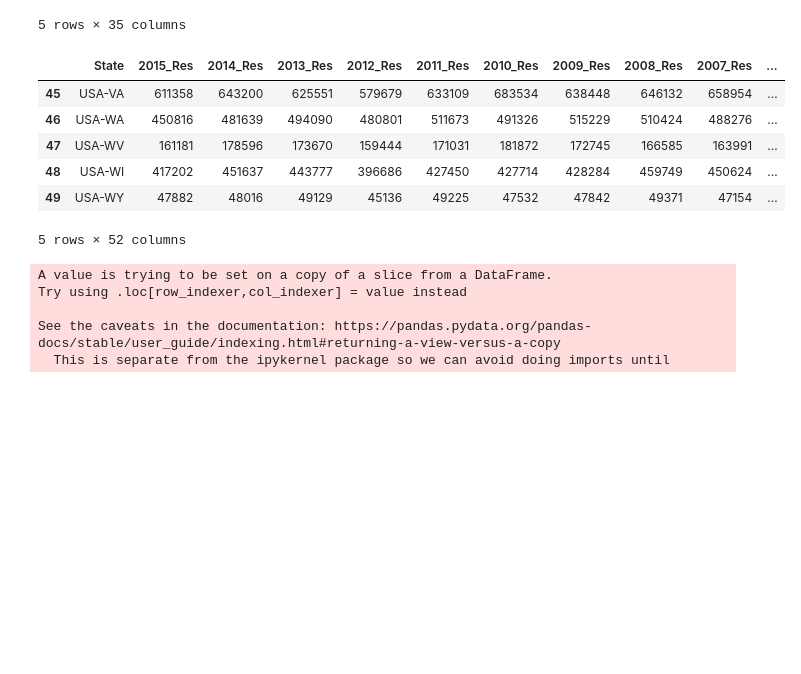
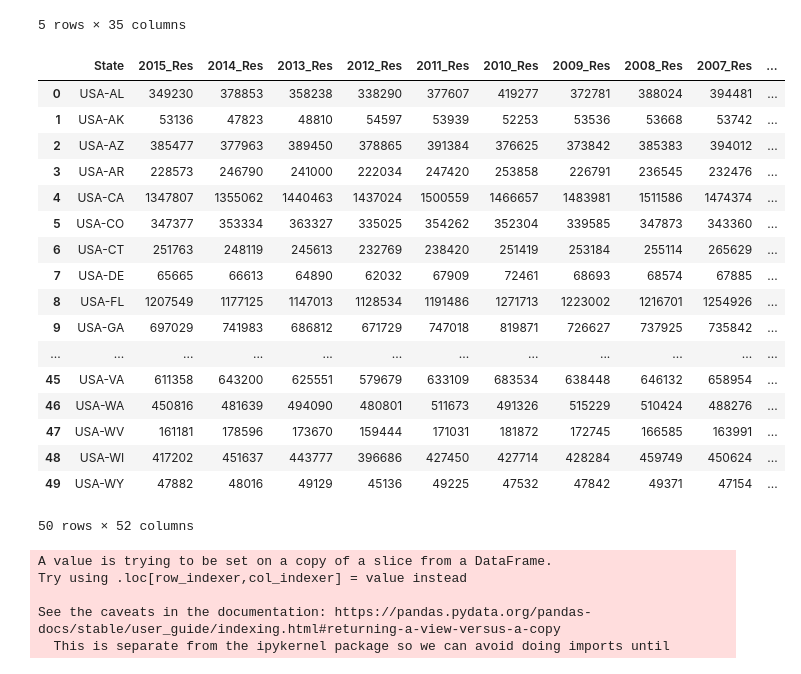
Before and after one commit to MabelDS89/Project-1, a Jupyter notebook: Combined_Sector_Analysis1.ipynb, the cells around one changed output. Drawn from its saved outputs; the diff is of its cells as text; code cells hidden in the pictures; blank space fills up the shorter version.

```diff
--- a/Combined_Sector_Analysis1.ipynb
+++ b/Combined_Sector_Analysis1.ipynb
@@ -89,15 +89,26 @@ df_merged.head()
 # %%
 df_merged_final = pd.merge(df_merged, df_ind, on="State", suffixes=("_Res", "_Ind"))
 df_merged_final = df_merged_final.drop([50])
-df_merged_final.tail()
+df_merged_final
 # %% [output]
 |  | State | 2015_Res | 2014_Res | 2013_Res | 2012_Res | 2011_Res | 2010_Res | 2009_Res | 2008_Res | 2007_Res | ... |
+| 0 | USA-AL | 349230 | 378853 | 358238 | 338290 | 377607 | 419277 | 372781 | 388024 | 394481 | ... |
+| 1 | USA-AK | 53136 | 47823 | 48810 | 54597 | 53939 | 52253 | 53536 | 53668 | 53742 | ... |
+| 2 | USA-AZ | 385477 | 377963 | 389450 | 378865 | 391384 | 376625 | 373842 | 385383 | 394012 | ... |
+| 3 | USA-AR | 228573 | 246790 | 241000 | 222034 | 247420 | 253858 | 226791 | 236545 | 232476 | ... |
+| 4 | USA-CA | 1347807 | 1355062 | 1440463 | 1437024 | 1500559 | 1466657 | 1483981 | 1511586 | 1474374 | ... |
+| 5 | USA-CO | 347377 | 353334 | 363327 | 335025 | 354262 | 352304 | 339585 | 347873 | 343360 | ... |
+| 6 | USA-CT | 251763 | 248119 | 245613 | 232769 | 238420 | 251419 | 253184 | 255114 | 265629 | ... |
+| 7 | USA-DE | 65665 | 66613 | 64890 | 62032 | 67909 | 72461 | 68693 | 68574 | 67885 | ... |
+| 8 | USA-FL | 1207549 | 1177125 | 1147013 | 1128534 | 1191486 | 1271713 | 1223002 | 1216701 | 1254926 | ... |
+| 9 | USA-GA | 697029 | 741983 | 686812 | 671729 | 747018 | 819871 | 726627 | 737925 | 735842 | ... |
+| ... | ... | ... | ... | ... | ... | ... | ... | ... | ... | ... | ... |
 | 45 | USA-VA | 611358 | 643200 | 625551 | 579679 | 633109 | 683534 | 638448 | 646132 | 658954 | ... |
 | 46 | USA-WA | 450816 | 481639 | 494090 | 480801 | 511673 | 491326 | 515229 | 510424 | 488276 | ... |
 | 47 | USA-WV | 161181 | 178596 | 173670 | 159444 | 171031 | 181872 | 172745 | 166585 | 163991 | ... |
 | 48 | USA-WI | 417202 | 451637 | 443777 | 396686 | 427450 | 427714 | 428284 | 459749 | 450624 | ... |
 | 49 | USA-WY | 47882 | 48016 | 49129 | 45136 | 49225 | 47532 | 47842 | 49371 | 47154 | ... |
-5 rows × 52 columns
+50 rows × 52 columns
 # %%
 #Create new DataFRame with just subtotals per sector
 subtotal_df = df_merged_final[["State", "SubTotal_Res", "SubTotal_Com", "SubTotal_Ind"]]
```
